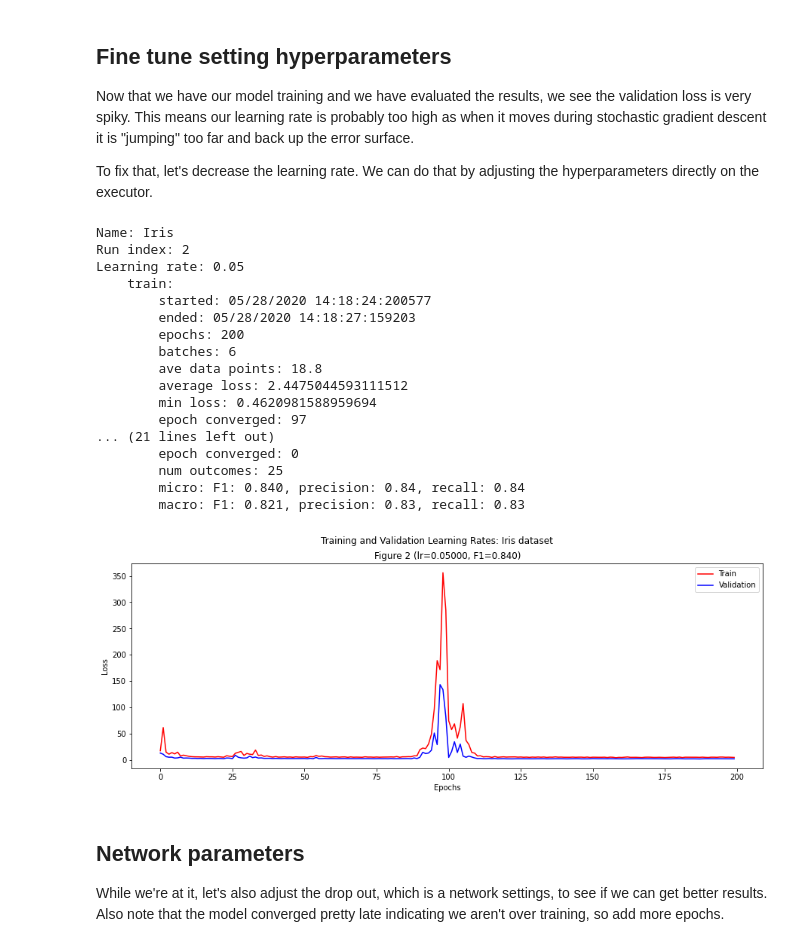
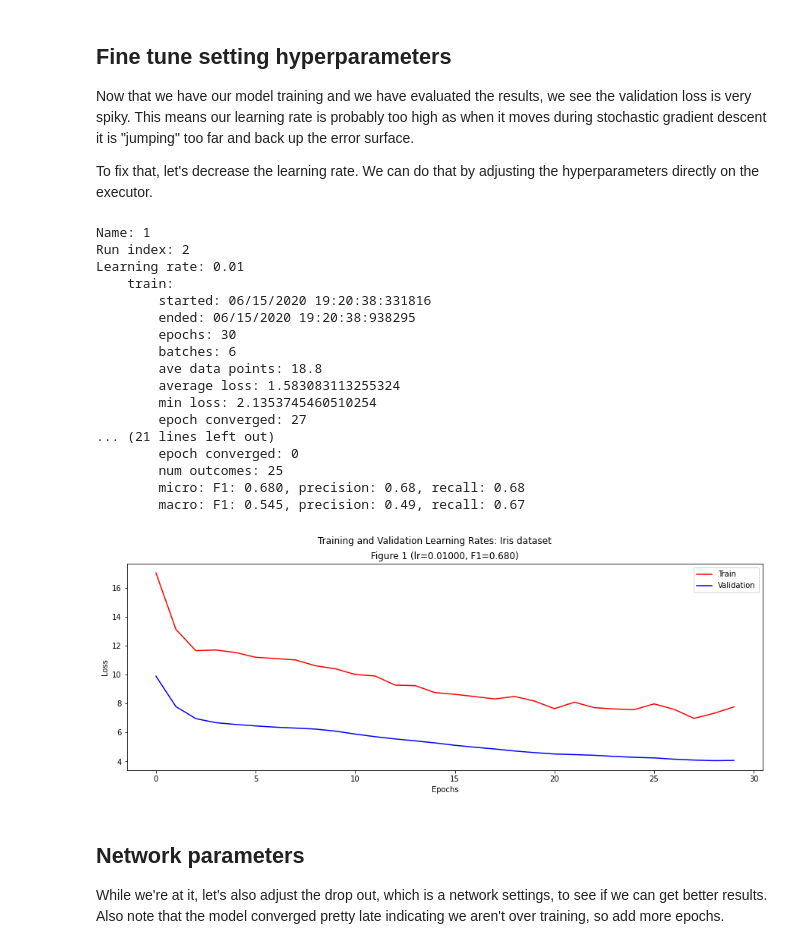
Before and after one commit to plandes/deeplearn, a Jupyter notebook: notebook/iris.ipynb, the cells around one changed output. Saved outputs shown, nothing was run; the diff lists cells and outputs as text; code cells hidden in the pictures.

```diff
--- a/notebook/iris.ipynb
+++ b/notebook/iris.ipynb
@@ -123,40 +130,40 @@ To fix that, let's decrease the learning rate.  We can do that by adjusting the
 # %%
 def run_model():
     # reset all state from the previous train/test
     executor.reset()
     # train/test
     executor.train()
     res = executor.test()
     # results
     res.write()
     grapher = ModelResultGrapher('Iris dataset', [15, 5])
     grapher.plot([res])
 
 # set the number of epochs and learning rate, which are both model parameters
-executor.set_model_parameter('epochs', 200)
-executor.set_model_parameter('learning_rate', .05)
+executor.model_settings.epochs = 30
+executor.model_settings.learning_rate = .01
 
 # run the model with the new
 run_model()
 # %% [output]
-Name: Iris
+Name: 1
 Run index: 2
-Learning rate: 0.05
+Learning rate: 0.01
     train:
-        started: 05/28/2020 14:18:24:200577
-        ended: 05/28/2020 14:18:27:159203
-        epochs: 200
+        started: 06/15/2020 19:20:38:331816
+        ended: 06/15/2020 19:20:38:938295
+        epochs: 30
         batches: 6
         ave data points: 18.8
-        average loss: 2.4475044593111512
-        min loss: 0.4620981588959694
-        epoch converged: 97
+        average loss: 1.583083113255324
+        min loss: 2.1353745460510254
+        epoch converged: 27
 ... (21 lines left out)
         epoch converged: 0
         num outcomes: 25
-        micro: F1: 0.840, precision: 0.84, recall: 0.84
-        macro: F1: 0.821, precision: 0.83, recall: 0.83
+        micro: F1: 0.680, precision: 0.68, recall: 0.68
+        macro: F1: 0.545, precision: 0.49, recall: 0.67
-[figure, old version]
+[figure, new version]
 # %% [markdown]
 ## Network parameters
 
```
Also changed, not shown: parts of 5 cells of this notebook, 2 other files.
